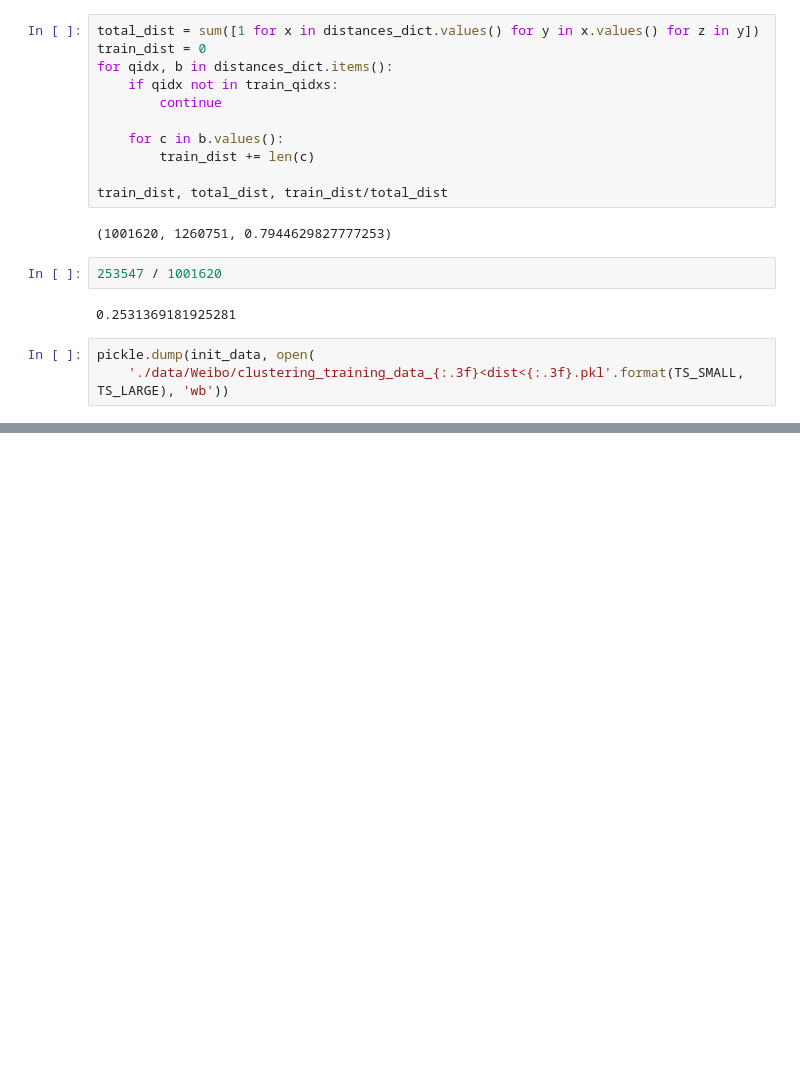
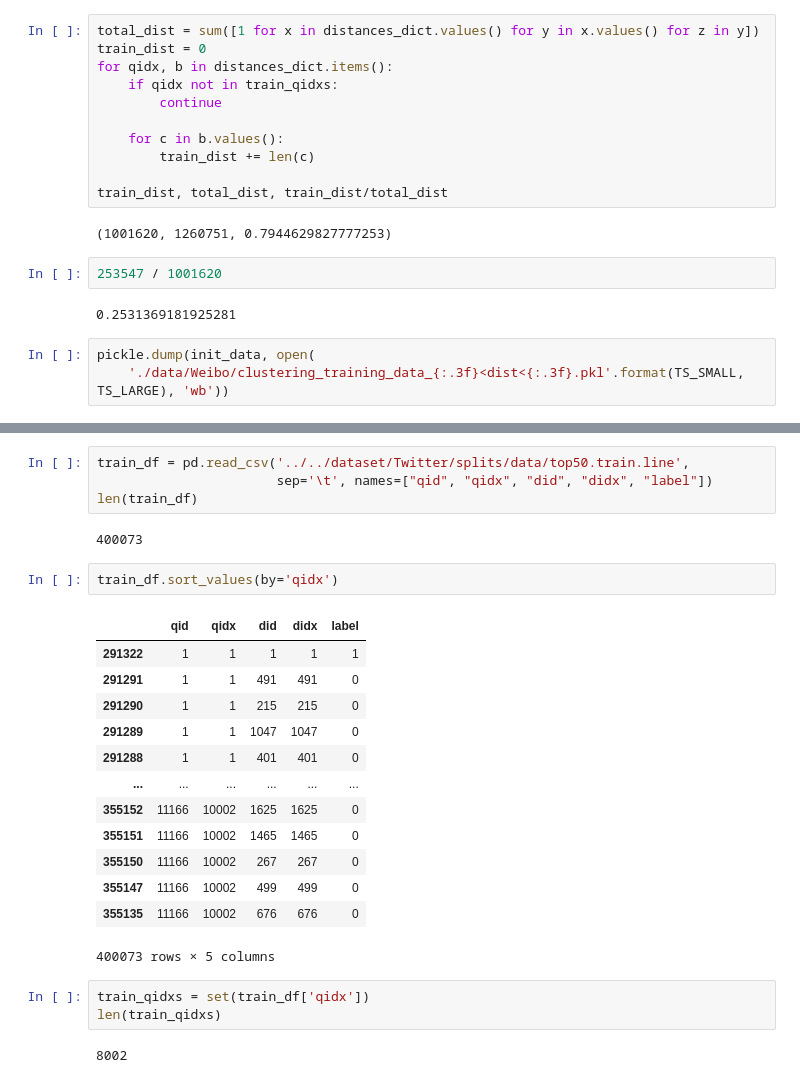
Before and after one commit to ICTMCG/MTM, a Jupyter notebook: preprocess/PMB/calculate_init_thresholds.ipynb, the cells around one changed output, grey strips where cells are left out. Saved outputs shown, nothing was run; the diff lists cells and outputs as text; blank space fills up the shorter version.

Commit message:
Twitter

```diff
--- a/preprocess/PMB/calculate_init_thresholds.ipynb
+++ b/preprocess/PMB/calculate_init_thresholds.ipynb
@@ -299,0 +527,27 @@ pickle.dump(init_data, open(
+# %%
+train_df = pd.read_csv('../../dataset/Twitter/splits/data/top50.train.line',
+                       sep='\t', names=["qid", "qidx", "did", "didx", "label"])
+len(train_df)
+# %% [output]
+400073
+# %%
+train_df.sort_values(by='qidx')
+# %% [output]
+|  | qid | qidx | did | didx | label |
+| 291322 | 1 | 1 | 1 | 1 | 1 |
+| 291291 | 1 | 1 | 491 | 491 | 0 |
+| 291290 | 1 | 1 | 215 | 215 | 0 |
+| 291289 | 1 | 1 | 1047 | 1047 | 0 |
+| 291288 | 1 | 1 | 401 | 401 | 0 |
+| ... | ... | ... | ... | ... | ... |
+| 355152 | 11166 | 10002 | 1625 | 1625 | 0 |
+| 355151 | 11166 | 10002 | 1465 | 1465 | 0 |
+| 355150 | 11166 | 10002 | 267 | 267 | 0 |
+| 355147 | 11166 | 10002 | 499 | 499 | 0 |
+| 355135 | 11166 | 10002 | 676 | 676 | 0 |
+400073 rows × 5 columns
+# %%
+train_qidxs = set(train_df['qidx'])
+len(train_qidxs)
+# %% [output]
+8002
```
Also changed, not shown: parts of 25 cells of this notebook, 10 other files.
